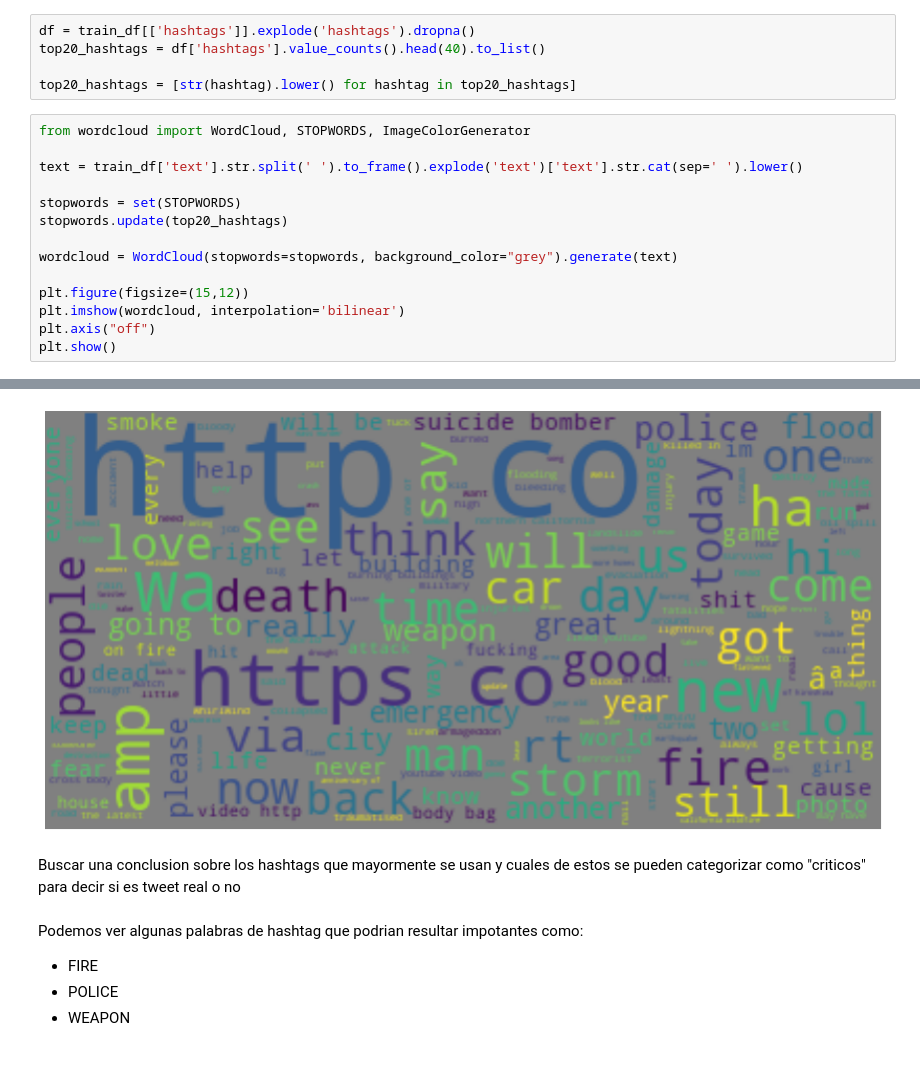
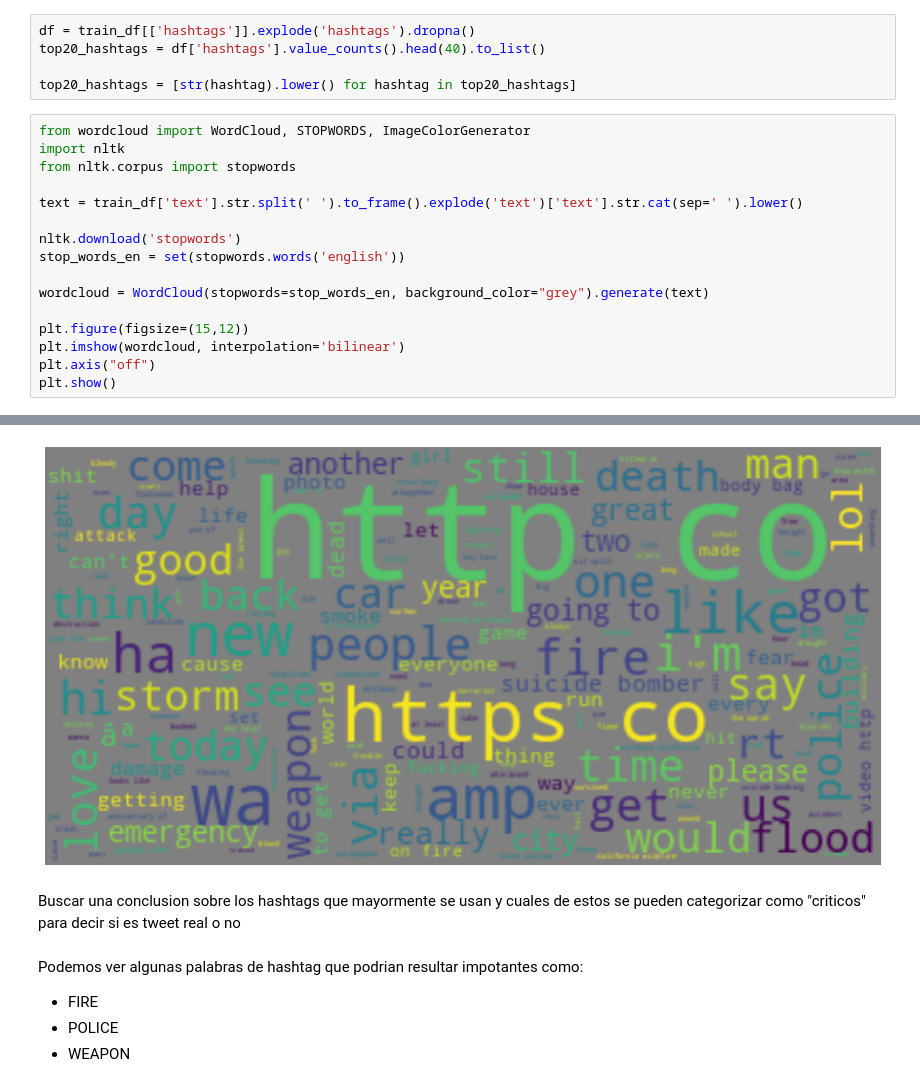
Before and after one commit to alepenaa94/TP1_Real_or_Not, a Jupyter notebook: TP1_Real_or_Not.ipynb, the cells around one changed output, grey strips where cells are left out. Drawn from its saved outputs; the diff is of its cells as text.

Commit message:
mejora de stopwords para el wordcloud

```diff
--- a/TP1_Real_or_Not.ipynb
+++ b/TP1_Real_or_Not.ipynb
@@ -639,13 +639,15 @@ top20_hashtags = df['hashtags'].value_counts().head(40).to_list()
 top20_hashtags = [str(hashtag).lower() for hashtag in top20_hashtags]
 # %%
 from wordcloud import WordCloud, STOPWORDS, ImageColorGenerator
+import nltk
+from nltk.corpus import stopwords
 
 text = train_df['text'].str.split(' ').to_frame().explode('text')['text'].str.cat(sep=' ').lower()
 
-stopwords = set(STOPWORDS)
-stopwords.update(top20_hashtags)
+nltk.download('stopwords')
+stop_words_en = set(stopwords.words('english'))
 
-wordcloud = WordCloud(stopwords=stopwords, background_color="grey").generate(text)
+wordcloud = WordCloud(stopwords=stop_words_en, background_color="grey").generate(text)
 
 plt.figure(figsize=(15,12))
 plt.imshow(wordcloud, interpolation='bilinear')
@@ -655,4 +660,4 @@ plt.show()
-[figure, old version]
+[figure, new version]
 # %% [markdown]
 Buscar una conclusion sobre los hashtags que mayormente se usan y cuales de estos se pueden categorizar como "criticos" para decir si es tweet real o no
 <br>
```
Also changed, not shown: parts of 3 cells of this notebook.
